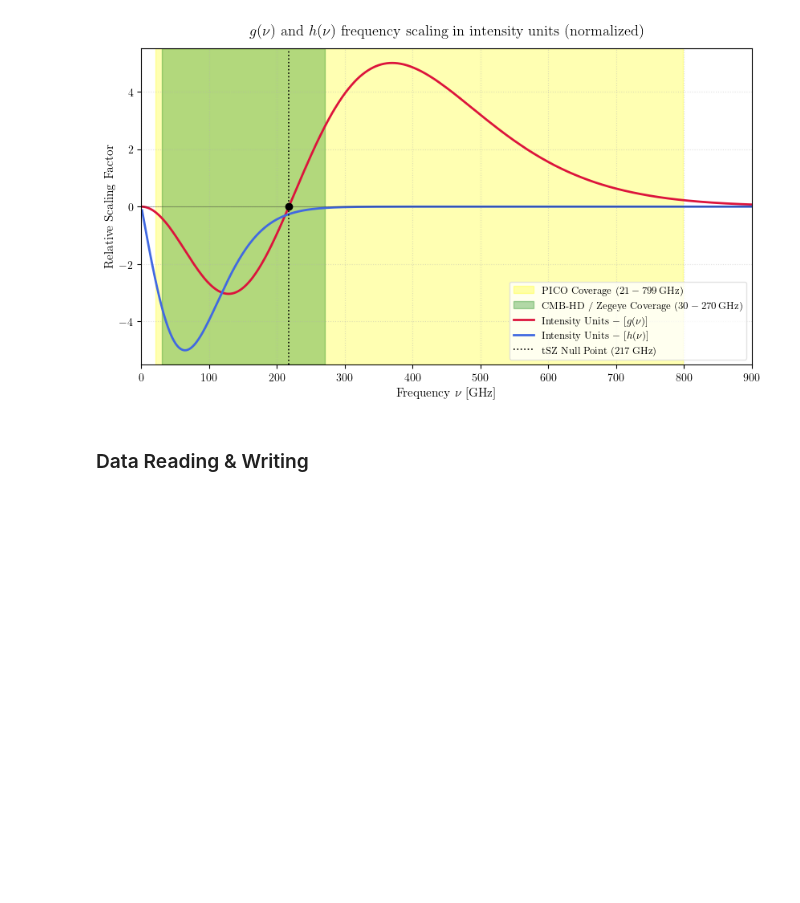
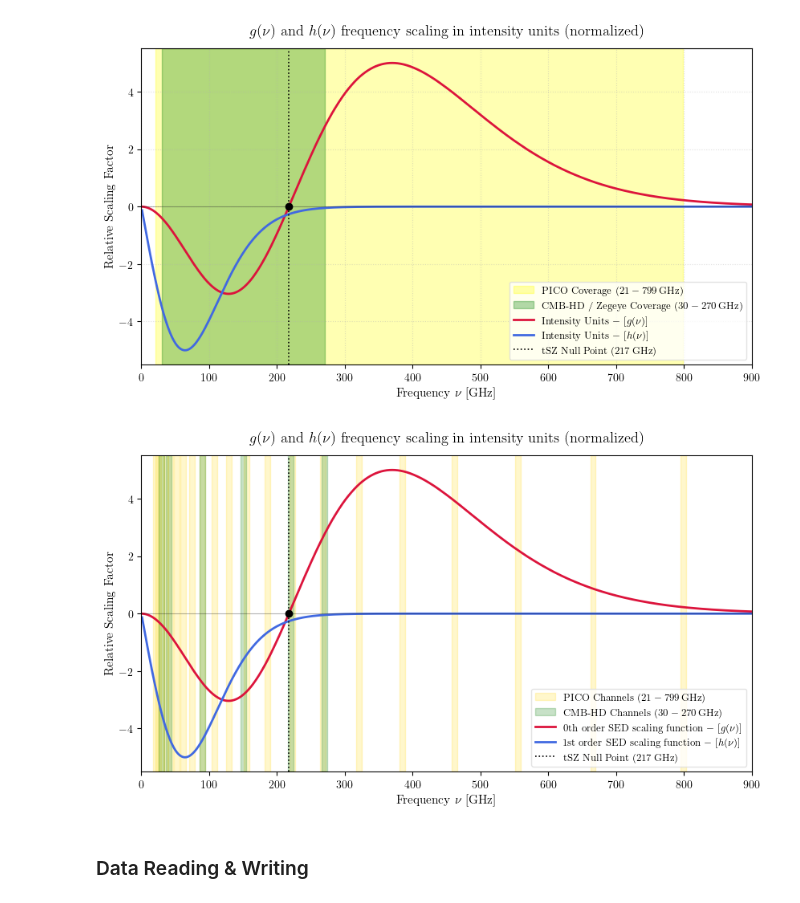
Before and after one commit to JoanRibotOliver/TFM, a Jupyter notebook: Code/WebSky_Data_Processing.ipynb, the cells around one changed output. Cells and saved outputs as stored; diff of their text form; code cells hidden in the pictures; blank space fills up the shorter version.

```diff
--- a/Code/WebSky_Data_Processing.ipynb
+++ b/Code/WebSky_Data_Processing.ipynb
@@ -292,6 +292,104 @@ plt.savefig(save_path, bbox_inches='tight', dpi=300)
 plt.show()
 # %% [output]
 [figure]
+# %%
+### IMPROVED PLOT WITH DISCRETE CHANNELS ###
+
+# Frequencies for plotting
+nu = np.linspace(1, 1000, 1000)
+planck_frequencies = [30, 44, 70, 100, 143, 217, 353, 545, 857]
+zegeye_frequencies = [30, 40, 90, 150, 220, 270] # CMB-HD configuration
+PICO_frequencies = [21, 25, 30, 36, 43, 52, 62, 75, 90, 108, 129, 155, 186, 223, 268, 321, 385, 462, 555, 666, 799]
+
+# Calculate scalings (Asegúrate de tener definidas estas funciones antes)
+g_int = get_tsz_g_intensity_scaling(nu)
+h_int = get_tsz_h_intensity_scaling(nu)
+
+# Normalize the Intensity scaling just for visual comparison
+g_int_norm = g_int / np.max(np.abs(g_int))
+h_int_norm = h_int / np.max(np.abs(h_int))
+
+# --- LATEX ARCHITECTURE STYLE ENGINE ---
+plt.rcParams.update({
+    "text.usetex": True,                 # Force active LaTeX font engine
+    "font.family": "serif",              # Modern Roman font family matching thesis text
+    "font.serif": ["Computer Modern Roman"],
+    "font.size": 11,
+    "axes.labelsize": 11,
+    "legend.fontsize": 9,
+    "xtick.labelsize": 10,
+    "ytick.labelsize": 10
+})
+
+# Plotting setup
+fig, ax = plt.subplots(figsize=(8.5, 5))
+
+# ============================================================================
+# 1. OVERPLOT EXPERIMENT CHANNELS AS INDIVIDUAL TRANSPARENT BANDS
+# ============================================================================
+# Definim una amplada visual per a les bandes (en GHz).
+# Un valor de 6 a 10 GHz fa que es vegin clares sense xocar gaire entre elles.
+bandwidth = 8.0
+
+# A) PICO Channels (Yellow bands)
+for i, freq in enumerate(PICO_frequencies):
+    lbl = r'PICO Channels ($21-799\,\mathrm{GHz}$)' if i == 0 else ""
+    ax.axvspan(freq - bandwidth/2, freq + bandwidth/2, color='gold', alpha=0.2, label=lbl)
+
+# B) CMB-HD / Zegeye Channels (Green bands)
+for i, freq in enumerate(zegeye_frequencies):
+    lbl = r'CMB-HD Channels ($30-270\,\mathrm{GHz}$)' if i == 0 else ""
+    ax.axvspan(freq - bandwidth/2, freq + bandwidth/2, color='forestgreen', alpha=0.25, label=lbl)
+
+# C) OPCIONAL: Si vols afegir també els de Planck perquè hi són al codi, pots fer:
+# for i, freq in enumerate(planck_frequencies):
+#     lbl = r'Planck Channels' if i == 0 else ""
+#     ax.axvspan(freq - bandwidth/2, freq + bandwidth/2, color='darkorange', alpha=0.15, label=lbl)
+
+
+# ============================================================================
+# 2. PLOT THE SPECTRAL FUNCTIONS
+# ============================================================================
+ax.plot(nu, g_int_norm * 5, label=r'0th order SED scaling function $-\ [g(\nu)]$', color='crimson', lw=2, linestyle='-')
+ax.plot(nu, h_int_norm * 5, label=r'1st order SED scaling function $-\ [h(\nu)]$', color='royalblue', lw=2, linestyle='-')
+
+
+# ============================================================================
+# 3. CRITICAL BASELINES AND REFERENCE POINTS
+# ============================================================================
+ax.axhline(0, color='black', alpha=0.3, lw=0.8)
+ax.axvline(217, color='black', linestyle=':', lw=1.2, label=r'tSZ Null Point ($217\,\mathrm{GHz}$)')
+ax.plot(217, 0, marker='o', color='black', markersize=6, zorder=5)
+
+
+# ============================================================================
+# 4. RE-AXIS BOUNDARIES AND LABELS
+# ============================================================================
+ax.set_xlim(0, 900)
+ax.set_ylim(-5.5, 5.5)
+
+ax.set_title(r'$g(\nu)$ and $h(\nu)$ frequency scaling in intensity units (normalized)', pad=12)
+ax.set_xlabel(r'Frequency $\nu$ [GHz]')
+ax.set_ylabel(r'Relative Scaling Factor')
+
+# Colocamos la leyenda en una zona limpia
+ax.legend(loc='lower right', frameon=True, facecolor='white', edgecolor='gainsboro')
+#ax.grid(True, linestyle=':', alpha=0.4)
+plt.tight_layout()
+
+
+# ============================================================================
+# 5. SAVE LOGIC
+# ============================================================================
+save_path = "/Users/joanribot/Desktop/Física/Màster UC - UIMP/2n semestre/TFM/Codes/Figures/Scaling_Functions/SED_Scaling_Functions.pdf"
+save_dir = os.path.dirname(save_path)
+if not os.path.exists(save_dir):
+    os.makedirs(save_dir)
+
+plt.savefig(save_path, bbox_inches='tight', dpi=300)
+plt.show()
+# %% [output]
+[figure, added]
 # %% [markdown]
 ### Data Reading & Writing
 # %%
```
Also changed, not shown: parts of 1 cell of this notebook, 7 other files.
